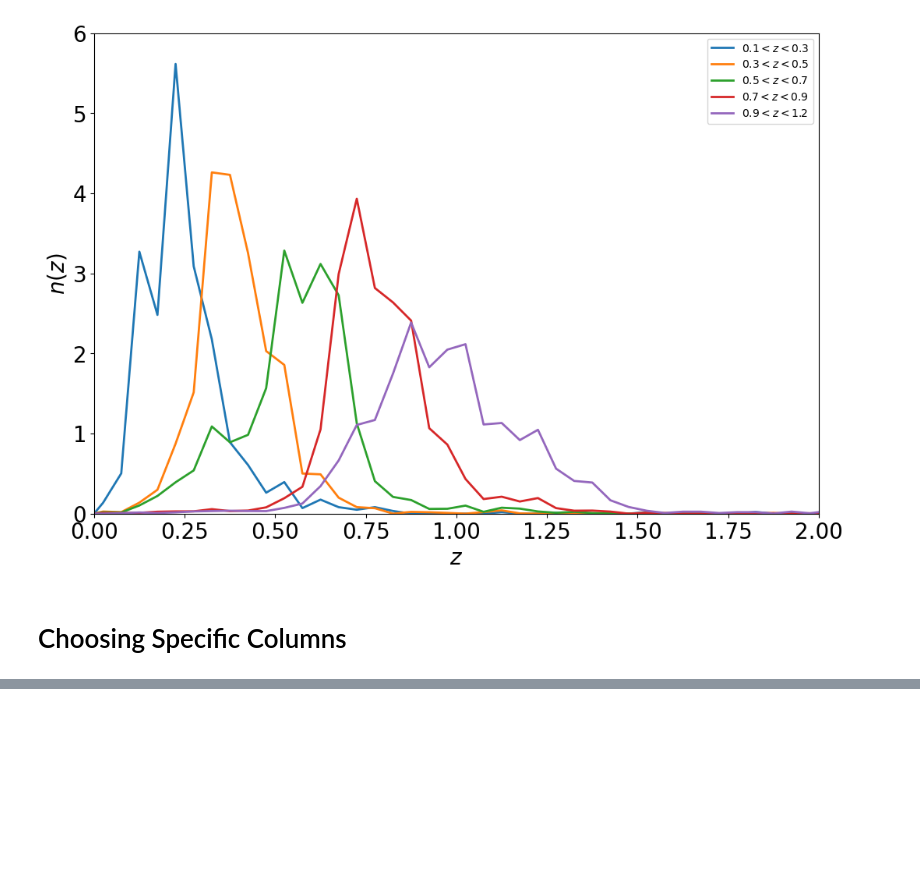
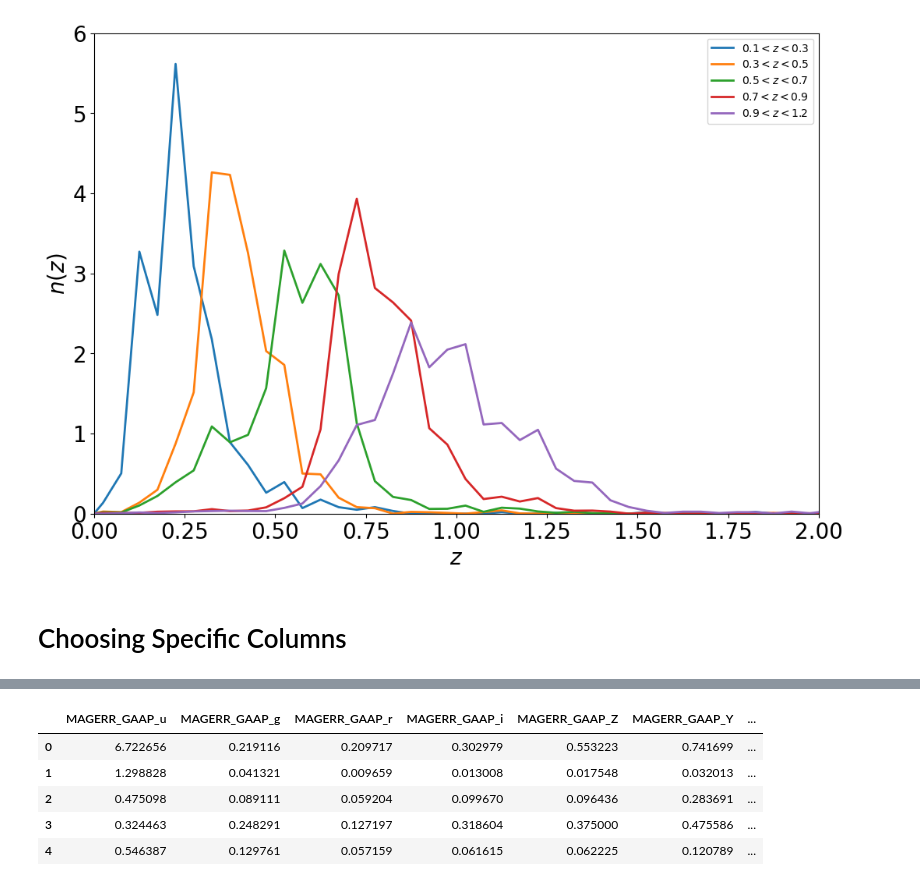
Before and after one commit to Harry45/BHM-nz, a Jupyter notebook: bhm/demo.ipynb, the cells around one changed output, grey strips where cells are left out. Cells and saved outputs as stored; diff of their text form; code cells hidden in the pictures; blank space fills up the shorter version.

```diff
--- a/bhm/demo.ipynb
+++ b/bhm/demo.ipynb
@@ -183,0 +268,9 @@ band = ['u', 'g', 'r', 'i', 'Z', 'Y', 'J', 'H', 'Ks']
+# %%
+df_mag_err.head()
+# %% [output]
+|  | MAGERR_GAAP_u | MAGERR_GAAP_g | MAGERR_GAAP_r | MAGERR_GAAP_i | MAGERR_GAAP_Z | MAGERR_GAAP_Y | ... |
+| 0 | 6.722656 | 0.219116 | 0.209717 | 0.302979 | 0.553223 | 0.741699 | ... |
+| 1 | 1.298828 | 0.041321 | 0.009659 | 0.013008 | 0.017548 | 0.032013 | ... |
+| 2 | 0.475098 | 0.089111 | 0.059204 | 0.099670 | 0.096436 | 0.283691 | ... |
+| 3 | 0.324463 | 0.248291 | 0.127197 | 0.318604 | 0.375000 | 0.475586 | ... |
+| 4 | 0.546387 | 0.129761 | 0.057159 | 0.061615 | 0.062225 | 0.120789 | ... |
```
Also changed, not shown: parts of 30 cells of this notebook.
